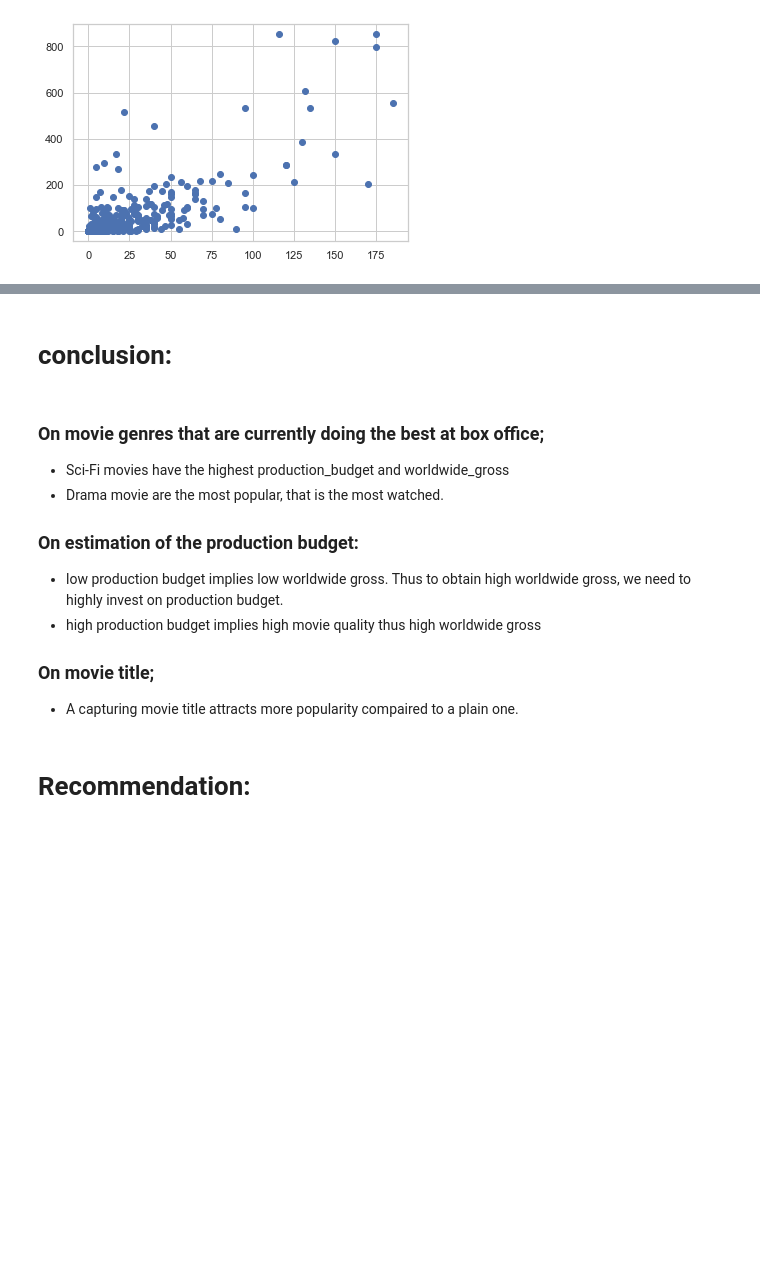
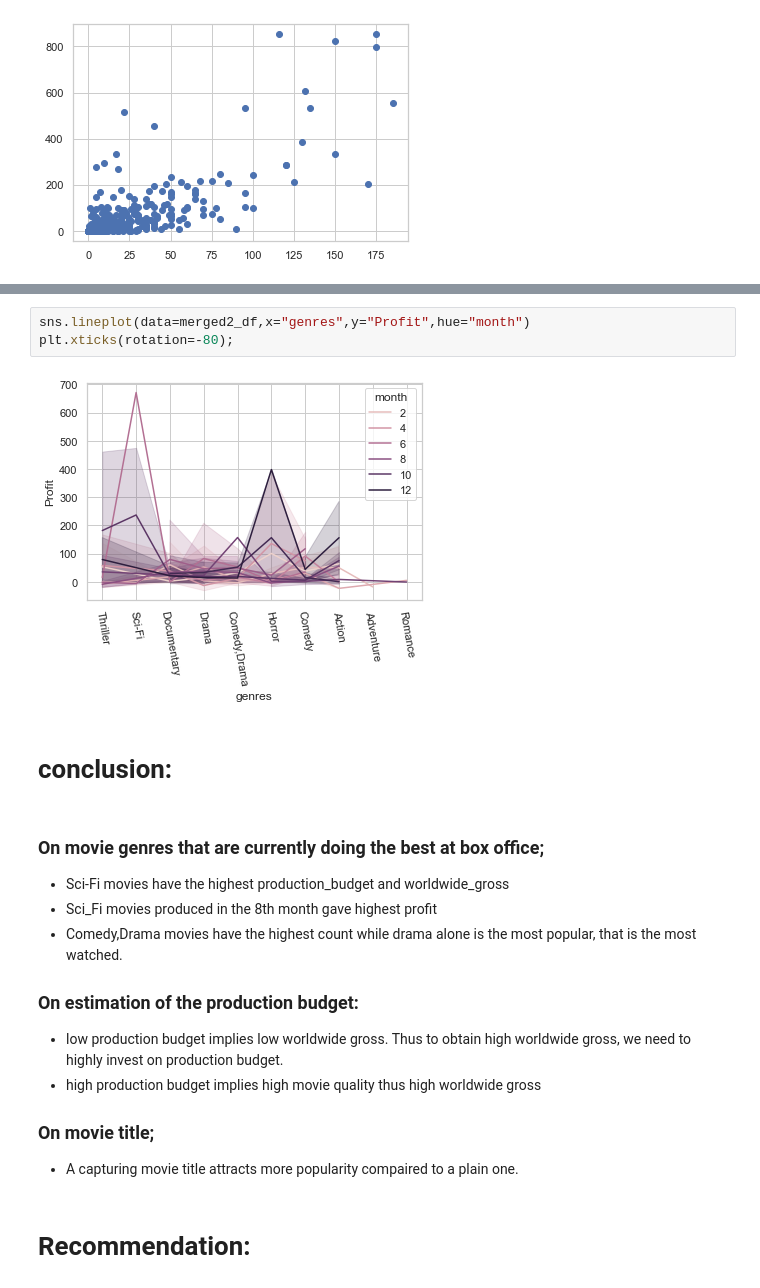
Before and after one commit to Aquinate22/dsc-phase-1-project, a Jupyter notebook: project Phase_1/movies_EDA/dsc-phase-1-project/student.ipynb, the cells around one changed output, grey strips where cells are left out. Saved outputs shown, nothing was run; the diff lists cells and outputs as text; blank space fills up the shorter version.

```diff
--- a/project Phase_1/movies_EDA/dsc-phase-1-project/student.ipynb
+++ b/project Phase_1/movies_EDA/dsc-phase-1-project/student.ipynb
@@ -749,9 +769,15 @@ plt.show()
+# %%
+sns.lineplot(data=merged2_df,x="genres",y="Profit",hue="month")
+plt.xticks(rotation=-80);
+# %% [output]
+[figure, added]
 # %% [markdown]
 # conclusion:
 # %% [markdown]
 ### On movie genres that are currently doing the best at box office;
 * Sci-Fi movies have the highest production_budget and worldwide_gross
-* Drama movie are the most popular, that is the most watched.
+* Sci_Fi movies produced in the 8th month gave highest profit
+* Comedy,Drama movies have the highest count while drama alone is the most popular, that is the most watched.
 ### On estimation of the production budget:
 * low production budget implies low worldwide gross. Thus to obtain high worldwide gross, we need to highly invest on production budget.
 * high production budget implies high movie quality thus high worldwide gross
```
Also changed, not shown: parts of 23 cells of this notebook.
